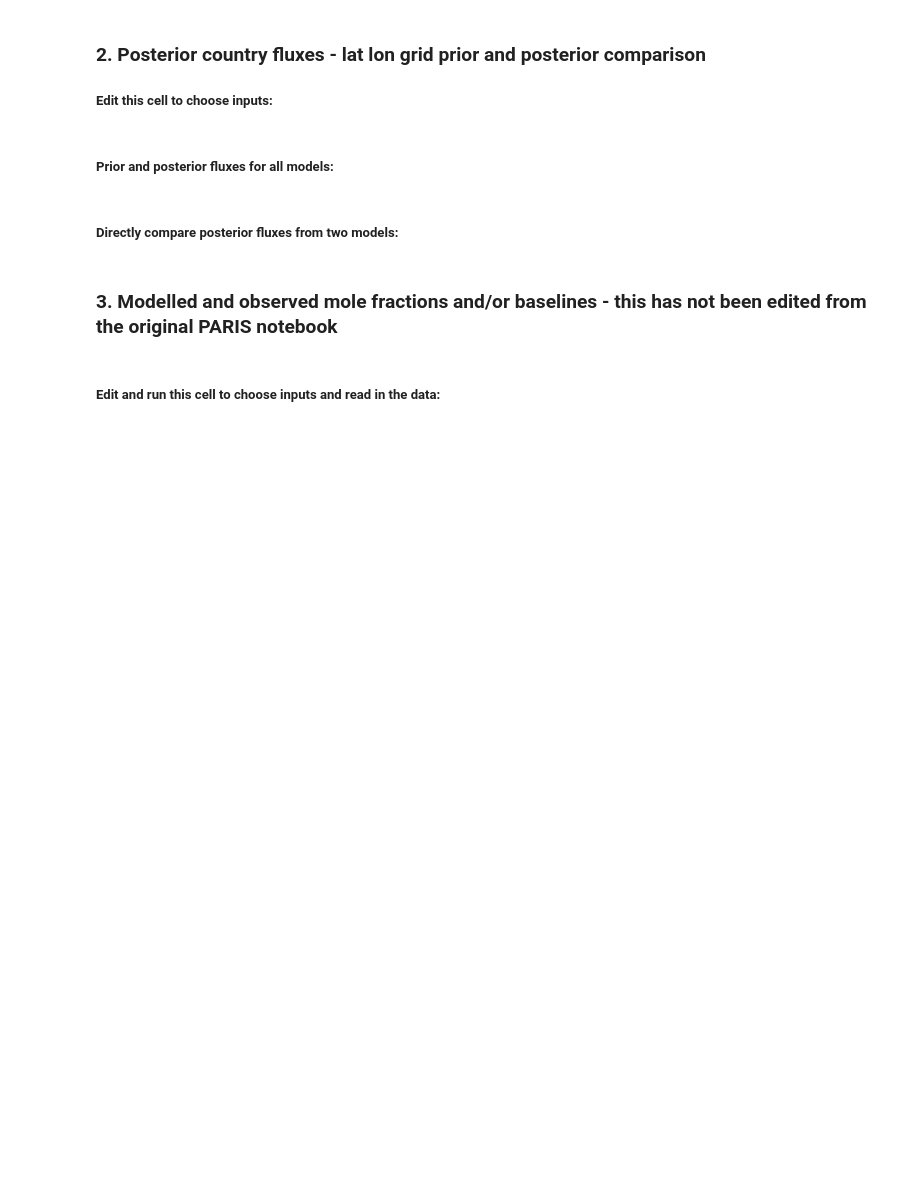
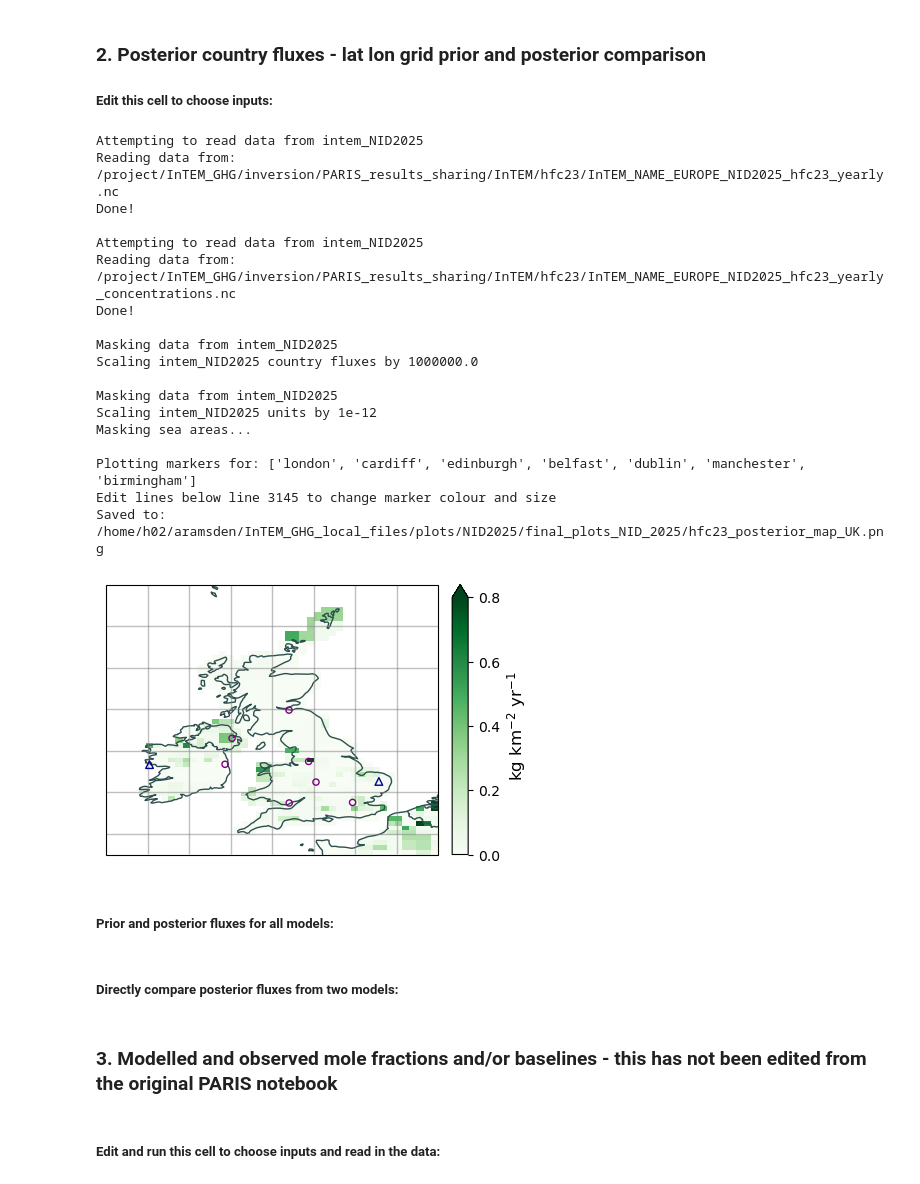
Before and after one commit to openghg/fluxie, a Jupyter notebook: PARIS_inversion_results_NISC.ipynb, the cells around one changed output. Saved outputs shown, nothing was run; the diff lists cells and outputs as text; code cells hidden in the pictures; blank space fills up the shorter version.

```diff
--- a/PARIS_inversion_results_NISC.ipynb
+++ b/PARIS_inversion_results_NISC.ipynb
@@ -248,12 +272,12 @@ for species in species_all:
 #species_all = ['hfc134a','hfc143a','hfc125','hfc32','hfc23',
 #               'hfc152a','hfc365mfc','hfc4310mee','hfc245fa','hfc227ea',
 #             'pfc218','pfc318','pfc116','cf4','nf3','sf6','ch4','n2o']
-species_all = ['hfc125']
+species_all = ['hfc23']
 
 start_date = '2021-01-01' #inclusive. Option to set as list of dates, e.g. ['2018-01-01','2019-01-01'] which is required for total fgases if one model is missing obs for a year
 end_date = '2025-01-01' #not inclusive. Option to set as list of dates, e.g. ['2023-01-01','2022-01-01'] which is required for total fgases if one model is missing obs for a year
 
-save = False
+save = True
 ###################################
 
 for species in species_all:
@@ -272,7 +296,7 @@ for species in species_all:
         outnames = ['_winter','_spring','_summer','_autumn']
         mask_sea_areas = False
     elif species == 'n2o':
-        models = [f'intem_{species}_longrun_monthly']
+        models = [f'intem_NID2025_monthly']
         period_override = ['monthly']
         season_all = ['DJF','MAM','JJA','SON']
         outnames = ['_winter','_spring','_summer','_autumn']
@@ -327,34 +351,54 @@ for species in species_all:
     ### edit variables in this block
     plot_area = 'UK'       #options for: UK, FRANCE, GERMANY, ITALY, SWITZERLAND, NWEU, CWEU, EUROPE
     cmap = 'Greens'         #flux colour (e.g. 'viridis', 'coolwarm') #use 'green', 'blue' or 'greyscale' to replicate NISC plots
     cmap_diff = 'coolwarm'
     c_border = 'darkslategrey' #country boundary colour (e.g. 'floralwhite', 'dimgrey')
     var = 'flux_total_posterior'  #variable to be plotted. Options for: 'flux_total_posterior', 'flux_total_prior'
     plot_site_locations = True    #If True, adds markers to plots at locations of obs sites
     plot_point_markers = ['london','cardiff','edinburgh','belfast','dublin','manchester','birmingham'] #plot a marker at these locations, options for 'paris', 'london', 'nw_england' (PFC-218 source) or any value [lon,lat]
     plot_inversion_grid_flux = True #If True, plots fluxes at resolution of inversion, if False, plots at the resolution of the prior
     scale_to_kgkm2yr = True #If True, outputs fluxes in kg/km2/year. If False, uses mol/m2/s.
     nir_style_plot = True #If True, adds NIR-style formatting, e.g. adjusts scales, uses different symbols for point_source_markers etc.
     include_threshold = False #If True, sets a minimum plotting value, using values set in the first cell of this notebook.
     ###################################
 
     for i,season in enumerate(season_all):
 
-        output_path = f'/home/h02/aramsden/InTEM_GHG_local_files/plots/NID2025/final_plots_NID_2025{species}_posterior_map{outnames[i]}_UK.png'
+        output_path = f'/home/h02/aramsden/InTEM_GHG_local_files/plots/NID2025/final_plots_NID_2025/{species}_posterior_map{outnames[i]}_UK.png'
 
         fig = func.plot_spatial_flux_one_variable(ds_all=ds_all_flux_scaled,species=species,plot_area=plot_area,
                                                   s_data=s_data,m_data=m_data,var=var,
                                                   cmap=cmap,cmap_diff=cmap_diff,c_border=c_border,
                                                   period_override=period_override,plot_site_locations=plot_site_locations,
                                                   plot_point_markers=plot_point_markers,season=season,
                                                   plot_inversion_grid_flux=plot_inversion_grid_flux,
                                                   scale_to_kgkm2yr=scale_to_kgkm2yr,
                                                   nir_style_plot=nir_style_plot,mask_sea_areas=mask_sea_areas,
                                                   include_threshold=include_threshold,sites_available=sites_available)
 
         if save == True:
             fig.savefig(output_path,bbox_inches='tight',pad_inches=0.2,dpi=300)
             print(f'Saved to: {output_path}')
+# %% [output]
+Attempting to read data from intem_NID2025
+Reading data from: /project/InTEM_GHG/inversion/PARIS_results_sharing/InTEM/hfc23/InTEM_NAME_EUROPE_NID2025_hfc23_yearly.nc
+Done!
+
+Attempting to read data from intem_NID2025
+Reading data from: /project/InTEM_GHG/inversion/PARIS_results_sharing/InTEM/hfc23/InTEM_NAME_EUROPE_NID2025_hfc23_yearly_concentrations.nc
+Done!
+
+Masking data from intem_NID2025
+Scaling intem_NID2025 country fluxes by 1000000.0
+
+Masking data from intem_NID2025
+Scaling intem_NID2025 units by 1e-12
+Masking sea areas...
+
+Plotting markers for: ['london', 'cardiff', 'edinburgh', 'belfast', 'dublin', 'manchester', 'birmingham']
+Edit lines below line 3145 to change marker colour and size
+Saved to: /home/h02/aramsden/InTEM_GHG_local_files/plots/NID2025/final_plots_NID_2025/hfc23_posterior_map_UK.png
+[figure, added]
 # %% [markdown]
 ##### Prior and posterior fluxes for all models:
 # %%
```
Also changed, not shown: parts of 2 cells of this notebook, 2 other files.
